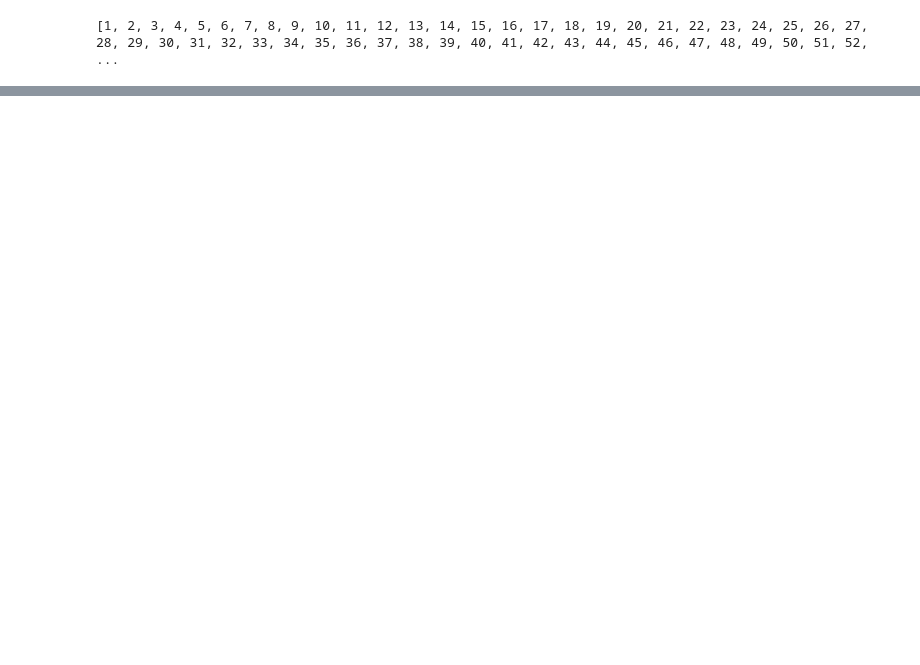
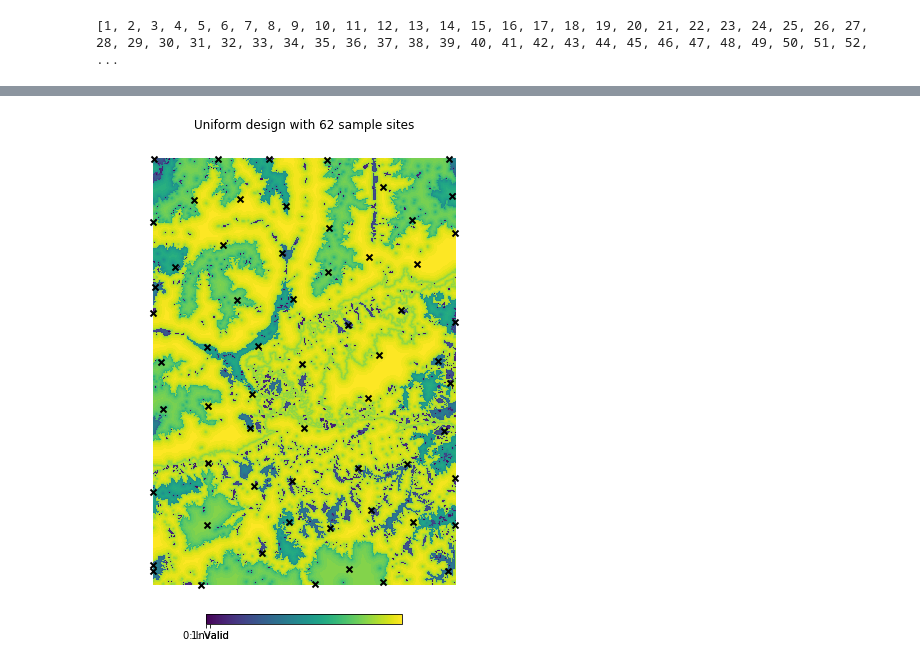
Before and after one commit to EllieBowler/optimising-sample-designs, a Jupyter notebook: uniform tests.ipynb, the cells around one changed output, grey strips where cells are left out. Saved outputs shown, nothing was run; the diff lists cells and outputs as text; code cells hidden in the pictures; blank space fills up the shorter version.

Commit message:
uniform method tests

```diff
--- a/uniform tests.ipynb
+++ b/uniform tests.ipynb
@@ -186,0 +189,21 @@ plt.show()
+# %%
+def generate_id_list(unique_IDs, s_opt, nsp, ID_df):
+    id_rep = np.repeat(unique_IDs, np.floor(s_opt))
+    diff = nsp - len(id_rep)
+    if diff>0:
+        print('difference of {}'.format(diff))
+        extra_ids = np.random.choice(unique_IDs, diff, replace=False)
+        id_rep = np.hstack([id_rep, extra_ids])
+    elif diff<0:
+        print('error')
+    else:
+        print('{} sample sites requested, {} sampled'.format(nsp, len(id_rep)))
+    id_mix = np.random.permutation(id_rep)
+    # If nsp is less than the number of IDs (i.e one or less sample per ID),
+    # then create a reduced dataframe
+    if len(id_mix) < len(unique_IDs):
+        print('creating reduced dataframe')
+        id_mix.sort()
+        ID_df = ID_df.iloc[id_mix]
+    ID_df['Freq'] = np.unique(id_mix, return_counts=True)[1]
+    return id_mix, ID_df
@@ -216,0 +283,2 @@ s_opt
+# %%
+x_unif, y_unif = generate_uniform_design(id_mix, ID_im)
@@ -216,0 +303,14 @@ s_opt
+# %%
+plt.figure(figsize=(7, 9))
+# plt.imshow(mask, cmap=plt.cm.get_cmap('Accent_r', 2))
+plt.imshow(ID_im)
+plt.title('{} design with {} sample sites'.format('Uniform', len(x_unif)))
+plt.axis('off')
+cbar = plt.colorbar(fraction=0.02, orientation='horizontal', pad=0.01)
+cbar.set_ticks([0, 1])
+cbar.set_ticklabels(['0: Invalid', '1: Valid'])
+plt.scatter(y_unif, x_unif, c='black', marker='x', linewidth=2)
+# plt.savefig('{}/{}_{}Site_Uniform_Plot.tif'.format(directory, ts, nsp))
+plt.show()
+# %% [output]
+[figure, added]
```
Also changed, not shown: parts of 10 cells of this notebook.
